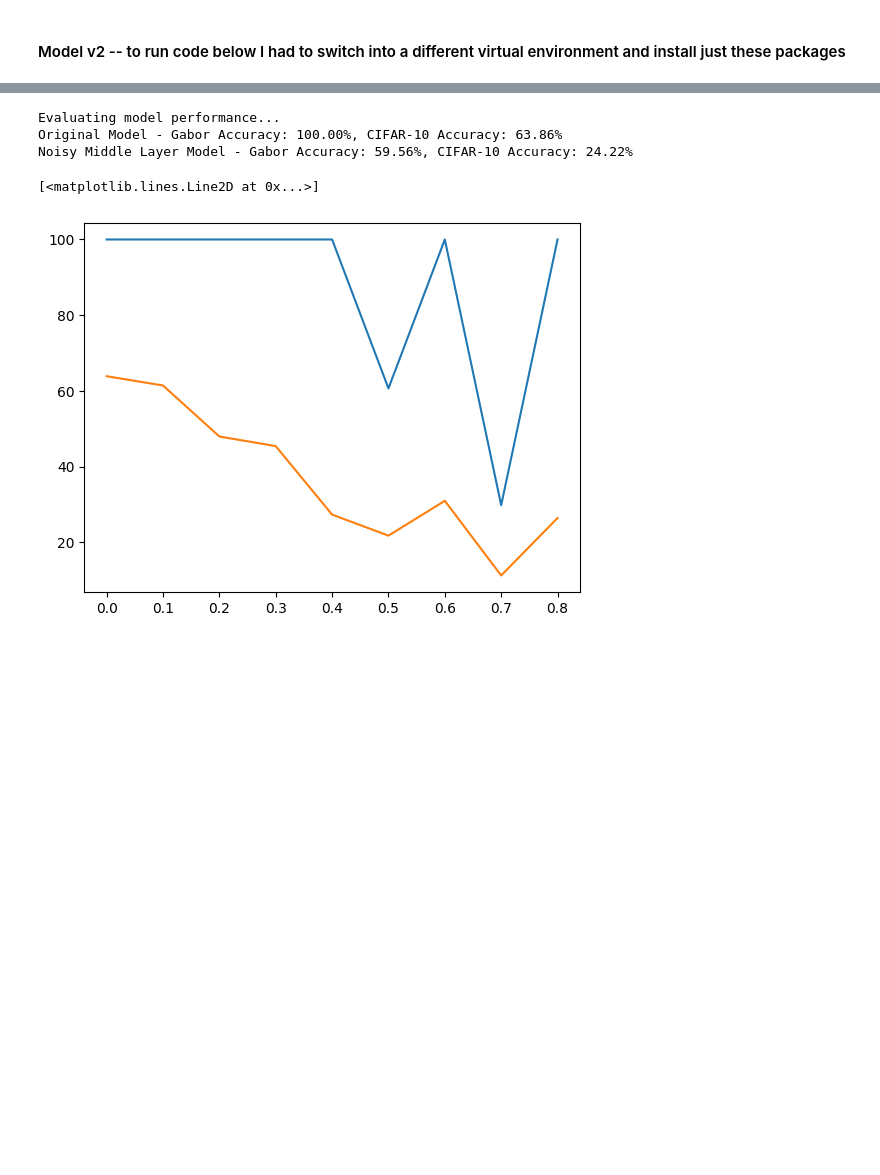
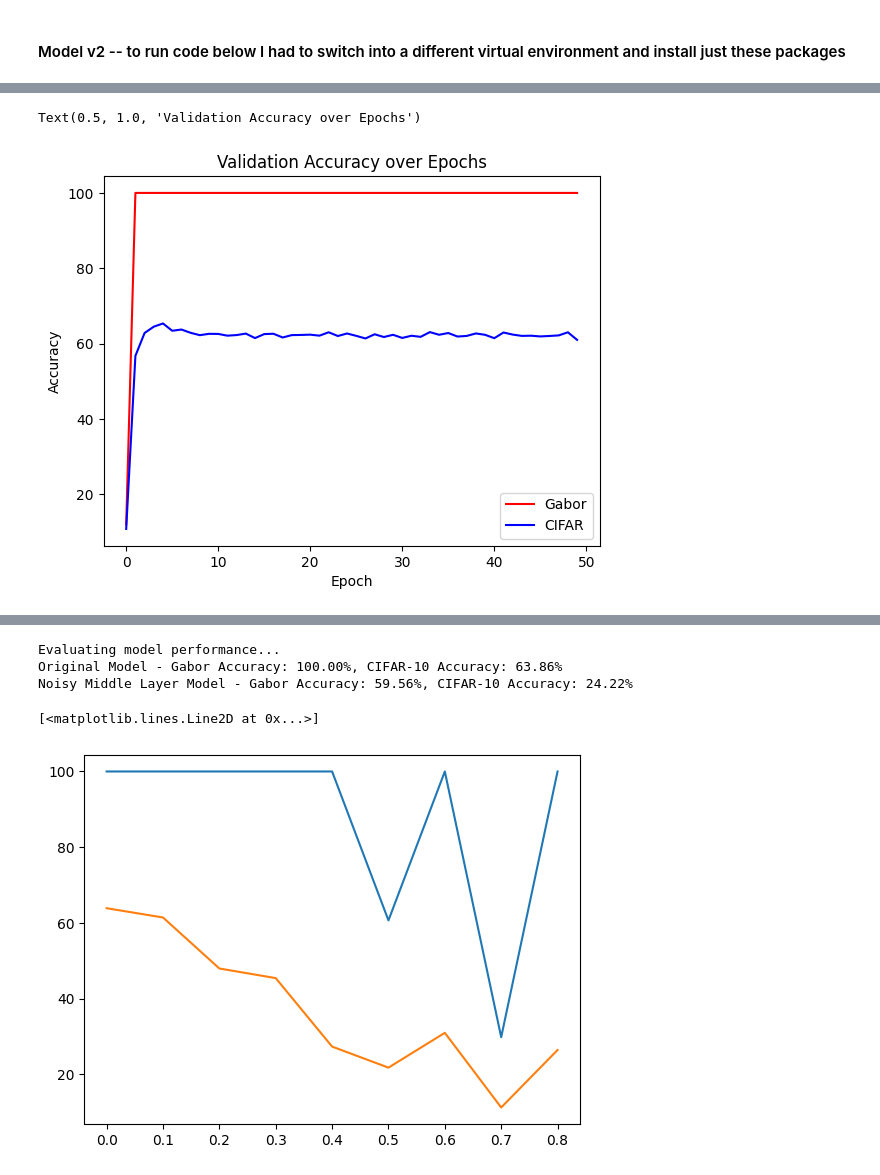
Before and after one commit to sherafatia/v1dd-public, a Jupyter notebook: notebooks/modeling.ipynb, the cells around one changed output, grey strips where cells are left out. Saved outputs shown, nothing was run; the diff lists cells and outputs as text; code cells hidden in the pictures; blank space fills up the shorter version.

```diff
--- a/notebooks/modeling.ipynb
+++ b/notebooks/modeling.ipynb
@@ -49,3 +60,14 @@ from tqdm.notebook import tqdm, trange
+# %%
+plt.plot(gabor_vals, label='Gabor', color='red')
+plt.plot(cifar_vals, label='CIFAR', color='blue')
+
+plt.xlabel('Epoch')
+plt.ylabel('Accuracy')
+plt.legend()
+plt.title('Validation Accuracy over Epochs')
+# %% [output]
+Text(0.5, 1.0, 'Validation Accuracy over Epochs')
+[figure, added]
 # %%
 #### stability plots ####
 results = {
```
Also changed, not shown: parts of 8 cells of this notebook, 1 other file.
